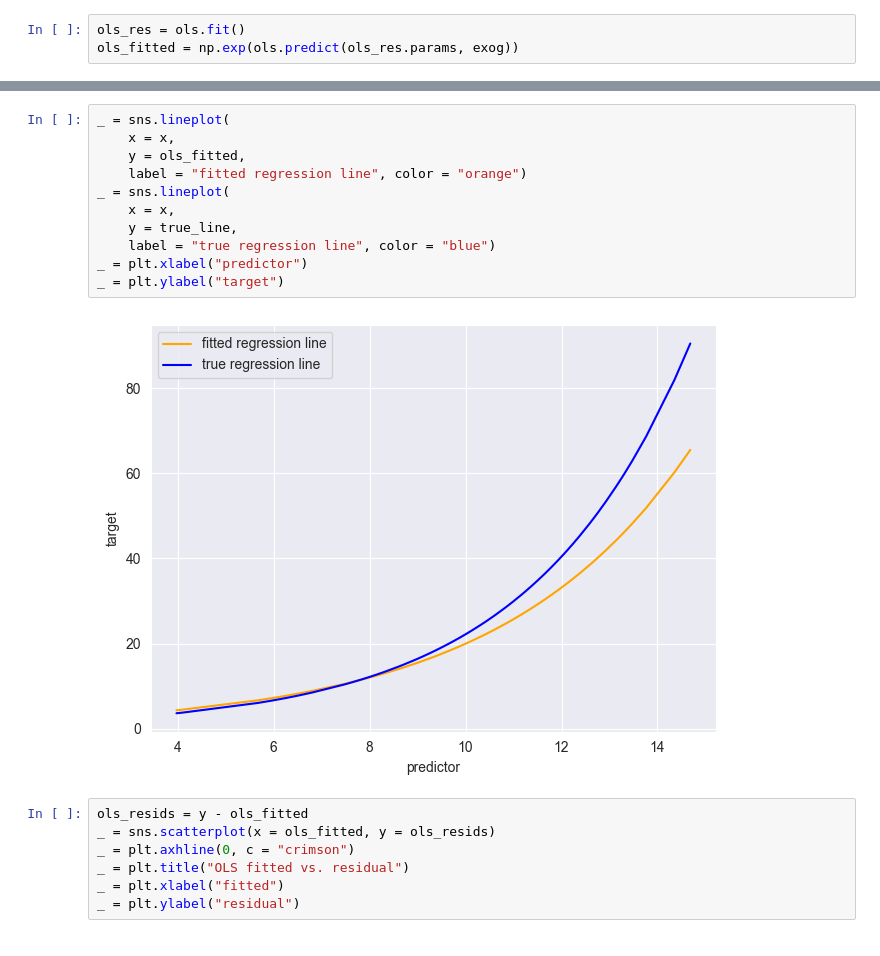
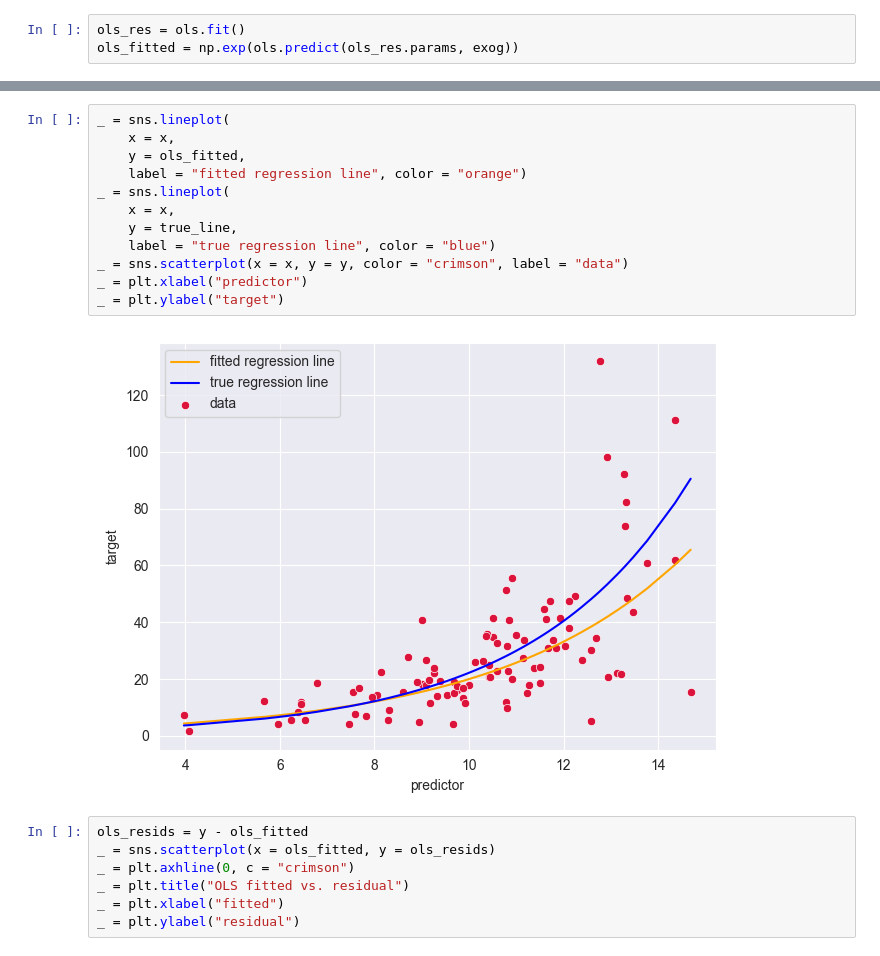
Before and after one commit to AhmetZamanis/BayesianModelingExperiments, a Jupyter notebook: LinearRegression/GammaGLM.ipynb, the cells around one changed output, grey strips where cells are left out. Drawn from its saved outputs; the diff is of its cells as text.

```diff
--- a/LinearRegression/GammaGLM.ipynb
+++ b/LinearRegression/GammaGLM.ipynb
@@ -102,16 +103,17 @@ Notes:
 # %%
 _ = sns.lineplot(
     x = x,
     y = ols_fitted,
     label = "fitted regression line", color = "orange")
 _ = sns.lineplot(
     x = x,
     y = true_line,
     label = "true regression line", color = "blue")
+_ = sns.scatterplot(x = x, y = y, color = "crimson", label = "data")
 _ = plt.xlabel("predictor")
 _ = plt.ylabel("target")
 # %% [output]
-[figure, old version]
+[figure, new version]
 # %%
 ols_resids = y - ols_fitted
 _ = sns.scatterplot(x = ols_fitted, y = ols_resids)
```
Also changed, not shown: parts of 32 cells of this notebook, 3 other files.
